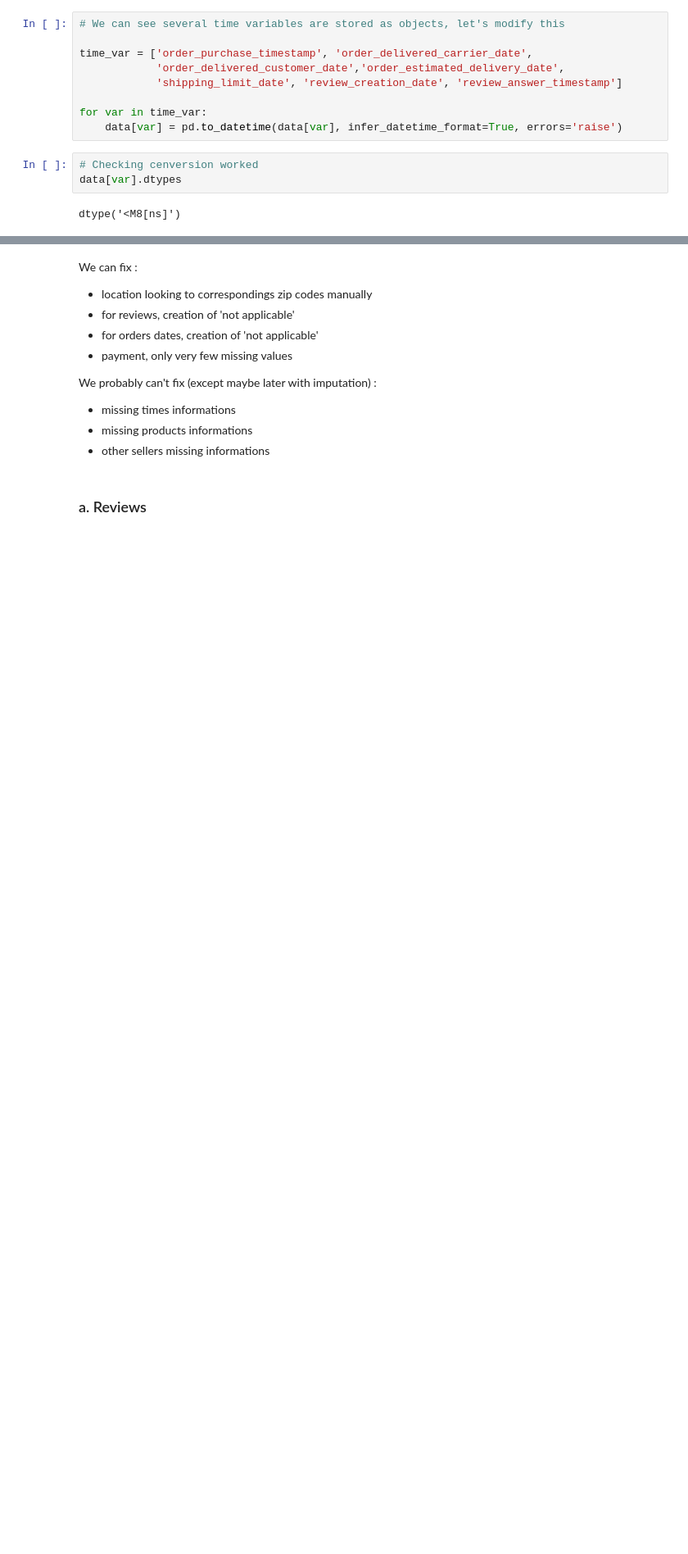
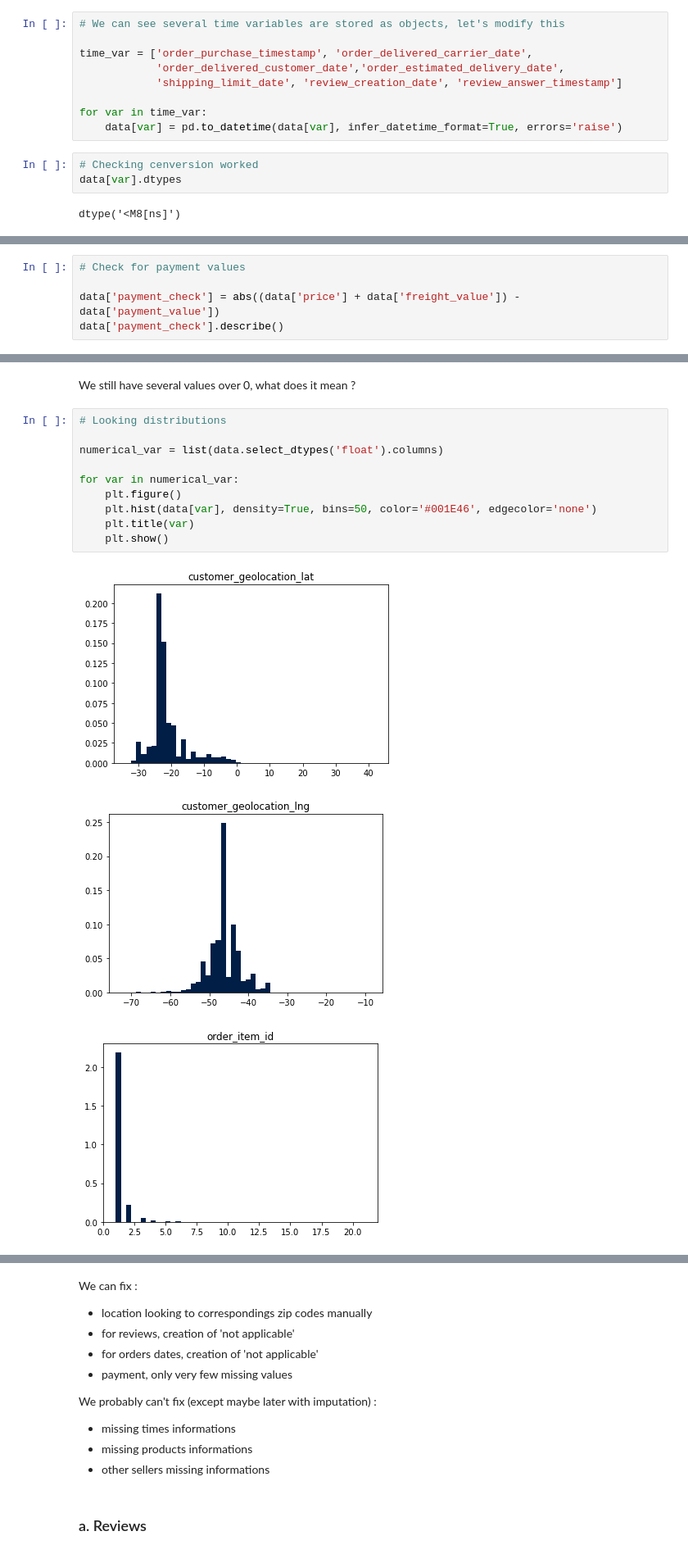
Before and after one commit to RobinPbt/P5-Openclassrooms, a Jupyter notebook: P5_cleaning.ipynb, the cells around one changed output, grey strips where cells are left out. Shown at 82% size. Cells and saved outputs as stored; diff of their text form; blank space fills up the shorter version.

```diff
--- a/P5_cleaning.ipynb
+++ b/P5_cleaning.ipynb
@@ -934,0 +963,5 @@ dtype('<M8[ns]')
+# %%
+# Check for payment values
+
+data['payment_check'] = abs((data['price'] + data['freight_value']) - data['payment_value'])
+data['payment_check'].describe()
@@ -934,0 +1004,16 @@ dtype('<M8[ns]')
+# %% [markdown]
+We still have several values over 0, what does it mean ?
+# %%
+# Looking distributions
+
+numerical_var = list(data.select_dtypes('float').columns)
+
+for var in numerical_var:
+    plt.figure()
+    plt.hist(data[var], density=True, bins=50, color='#001E46', edgecolor='none')
+    plt.title(var)
+    plt.show()
+# %% [output]
+[figure, added]
+[figure, added]
+[figure, added]
```
Also changed, not shown: parts of 29 cells of this notebook.
